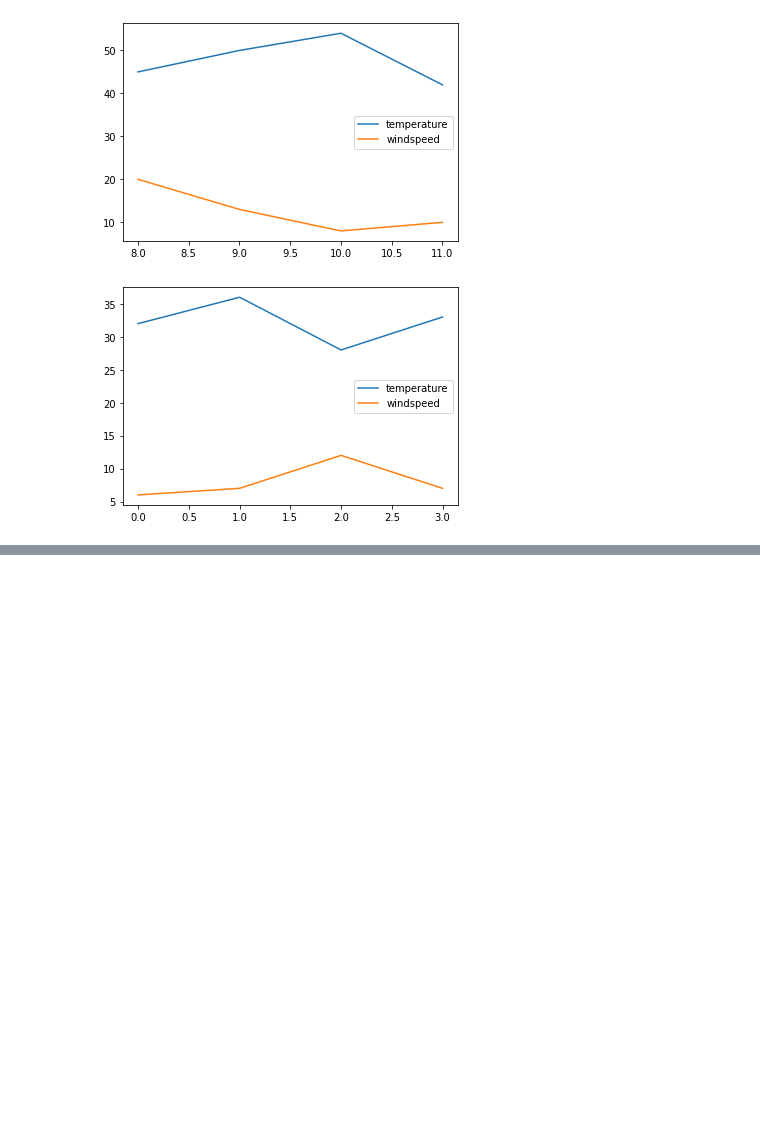
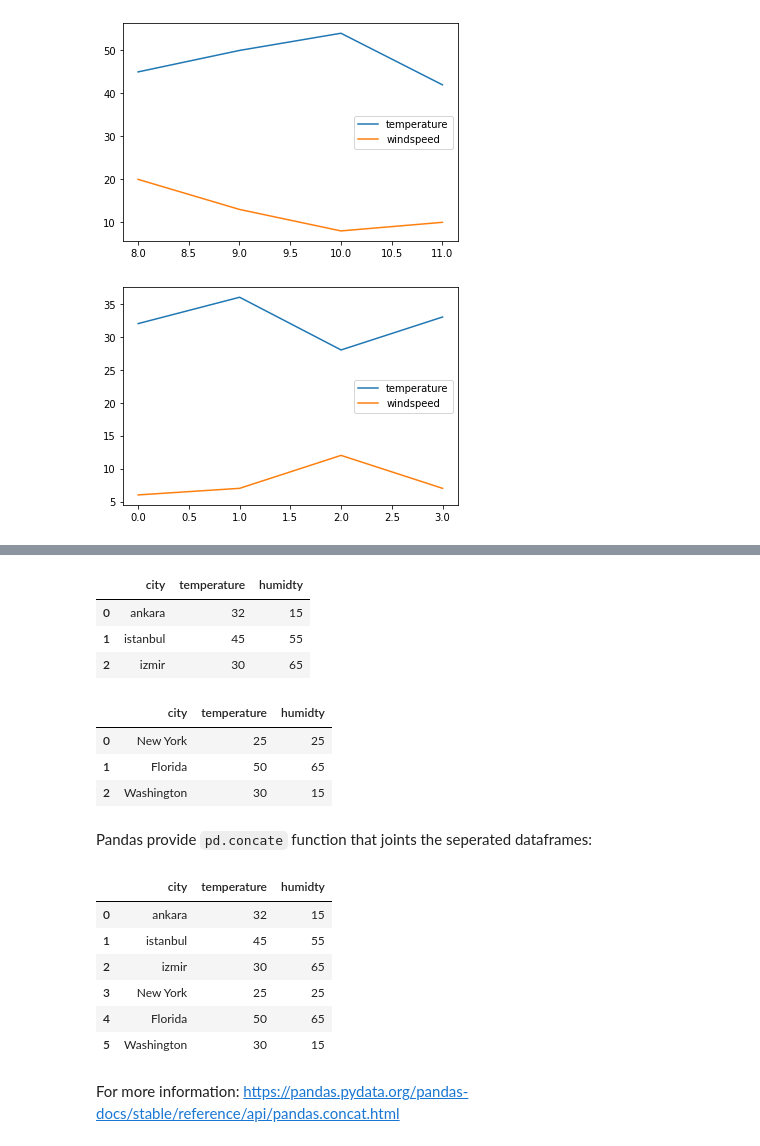
Before and after one commit to justhasanuknow/Python-Projects, a Jupyter notebook: Notebooks/pandas tutorial/Pandas Notebook - 4 Grouping.ipynb, the cells around one changed output, grey strips where cells are left out. Saved outputs shown, nothing was run; the diff lists cells and outputs as text; code cells hidden in the pictures; blank space fills up the shorter version.

```diff
--- a/Notebooks/pandas tutorial/Pandas Notebook - 4 Grouping.ipynb
+++ b/Notebooks/pandas tutorial/Pandas Notebook - 4 Grouping.ipynb
@@ -95,0 +103,39 @@ dtype: object
+# %%
+turkey_weather = pd.DataFrame({
+    "city": ["ankara", "istanbul","izmir"],
+    "temperature" : [32, 45, 30],
+    "humidty" : [15, 55, 65]
+})
+turkey_weather
+# %% [output]
+|  | city | temperature | humidty |
+| 0 | ankara | 32 | 15 |
+| 1 | istanbul | 45 | 55 |
+| 2 | izmir | 30 | 65 |
+# %%
+usa_weather = pd.DataFrame({
+    "city": ["New York", "Florida","Washington"],
+    "temperature" : [25, 50, 30],
+    "humidty" : [25, 65, 15]
+})
+usa_weather
+# %% [output]
+|  | city | temperature | humidty |
+| 0 | New York | 25 | 25 |
+| 1 | Florida | 50 | 65 |
+| 2 | Washington | 30 | 15 |
+# %% [markdown]
+Pandas provide `pd.concate` function that joints the seperated dataframes:
+# %%
+dataframe = pd.concat([turkey_weather,usa_weather], ignore_index = True)
+dataframe
+# %% [output]
+|  | city | temperature | humidty |
+| 0 | ankara | 32 | 15 |
+| 1 | istanbul | 45 | 55 |
+| 2 | izmir | 30 | 65 |
+| 3 | New York | 25 | 25 |
+| 4 | Florida | 50 | 65 |
+| 5 | Washington | 30 | 15 |
+# %% [markdown]
+For more information: https://pandas.pydata.org/pandas-docs/stable/reference/api/pandas.concat.html
```
Also changed, not shown: parts of 2 cells of this notebook.
